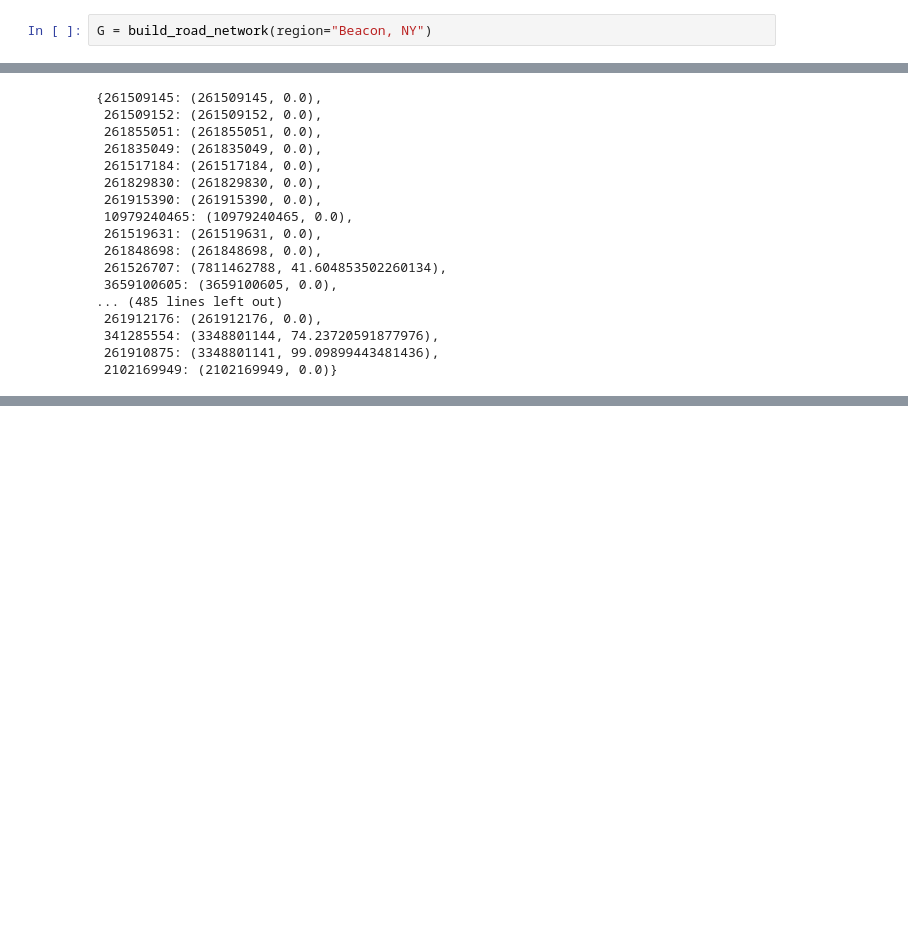
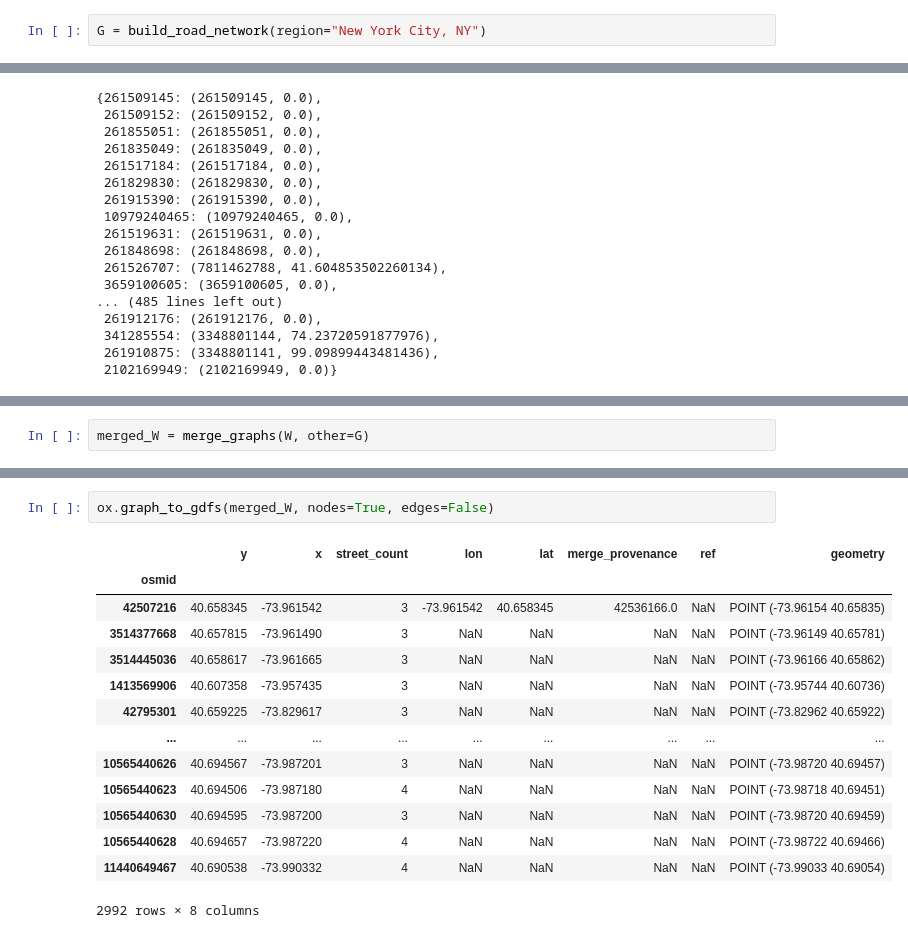
Before and after one commit to agupta01/metroscore, a Jupyter notebook: notebooks/graph_merge.ipynb, the cells around one changed output, grey strips where cells are left out. Cells and saved outputs as stored; diff of their text form; blank space fills up the shorter version.

```diff
--- a/notebooks/graph_merge.ipynb
+++ b/notebooks/graph_merge.ipynb
@@ -12,5 +12,5 @@ from shapely.geometry import Point, LineString
 
 %config InlineBackend.figure_format = 'retina'
 # %%
-G = build_road_network(region="Beacon, NY")
+G = build_road_network(region="New York City, NY")
 # %%
@@ -164,0 +218,2 @@ get_node_to_node_mapping(G, W)
+# %%
+merged_W = merge_graphs(W, other=G)
@@ -164,0 +237,17 @@ get_node_to_node_mapping(G, W)
+# %%
+ox.graph_to_gdfs(merged_W, nodes=True, edges=False)
+# %% [output]
+|  | y | x | street_count | lon | lat | merge_provenance | ref | geometry |
+| osmid |  |  |  |  |  |  |  |  |
+| 42507216 | 40.658345 | -73.961542 | 3 | -73.961542 | 40.658345 | 42536166.0 | NaN | POINT (-73.96154 40.65835) |
+| 3514377668 | 40.657815 | -73.961490 | 3 | NaN | NaN | NaN | NaN | POINT (-73.96149 40.65781) |
+| 3514445036 | 40.658617 | -73.961665 | 3 | NaN | NaN | NaN | NaN | POINT (-73.96166 40.65862) |
+| 1413569906 | 40.607358 | -73.957435 | 3 | NaN | NaN | NaN | NaN | POINT (-73.95744 40.60736) |
+| 42795301 | 40.659225 | -73.829617 | 3 | NaN | NaN | NaN | NaN | POINT (-73.82962 40.65922) |
+| ... | ... | ... | ... | ... | ... | ... | ... | ... |
+| 10565440626 | 40.694567 | -73.987201 | 3 | NaN | NaN | NaN | NaN | POINT (-73.98720 40.69457) |
+| 10565440623 | 40.694506 | -73.987180 | 4 | NaN | NaN | NaN | NaN | POINT (-73.98718 40.69451) |
+| 10565440630 | 40.694595 | -73.987200 | 3 | NaN | NaN | NaN | NaN | POINT (-73.98720 40.69459) |
+| 10565440628 | 40.694657 | -73.987220 | 4 | NaN | NaN | NaN | NaN | POINT (-73.98722 40.69466) |
+| 11440649467 | 40.690538 | -73.990332 | 4 | NaN | NaN | NaN | NaN | POINT (-73.99033 40.69054) |
+2992 rows × 8 columns
```
Also changed, not shown: parts of 21 cells of this notebook, 5 other files.
